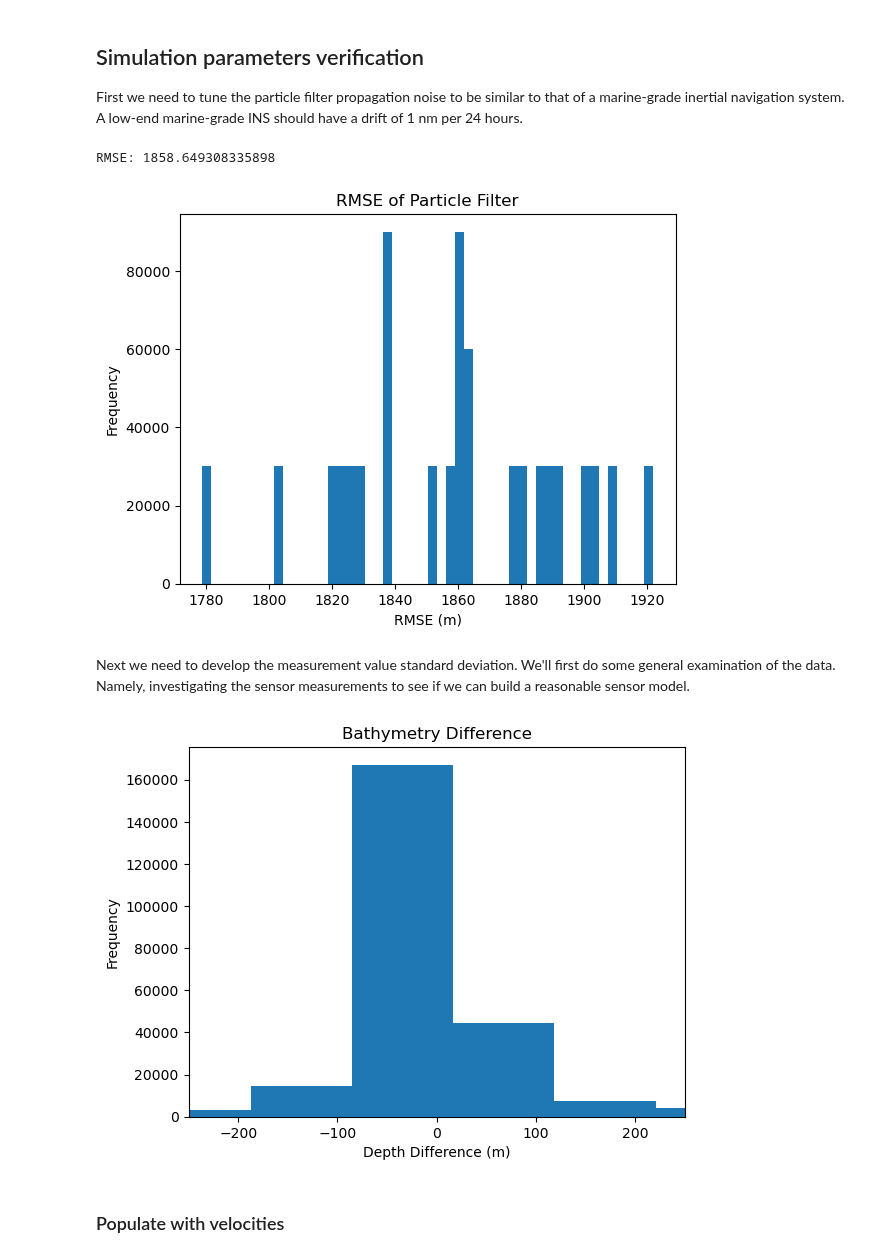
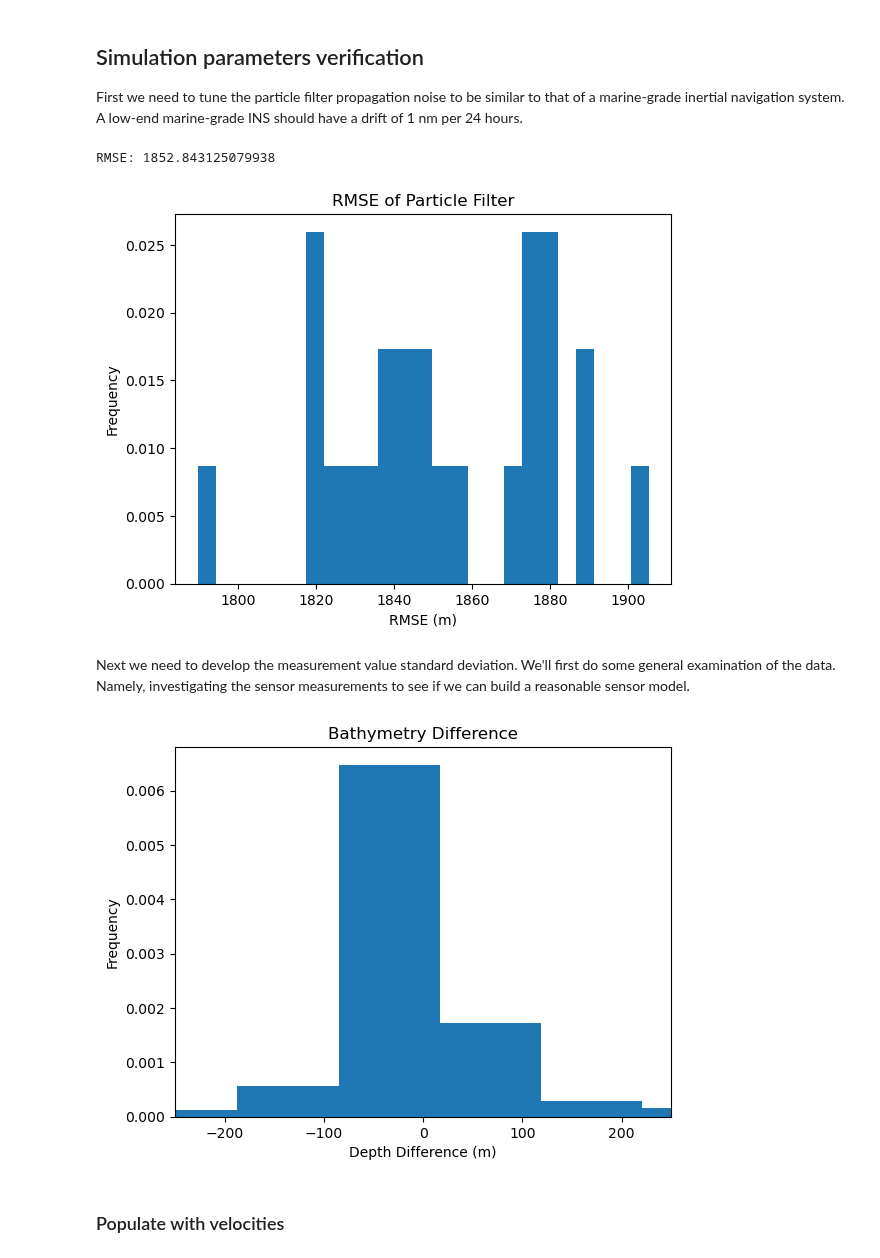
Before and after one commit to jbrodovsky/geophysical_nav, a Jupyter notebook: bathy_pf.ipynb, the cells around one changed output. Drawn from its saved outputs; the diff is of its cells as text; code cells hidden in the pictures.

```diff
--- a/bathy_pf.ipynb
+++ b/bathy_pf.ipynb
@@ -104,7 +104,7 @@ for v in range(1, 26):
     P = np.asarray([[0,0,0,0,v,0]])
     T = P.copy()
     t = 0
-    for i in range(10000):
+    for i in range(50000):
         # Eastward
         u = [0,v,0]
         while t < time:
@@ -130,18 +130,21 @@ for v in range(1, 26):
 
 print(f"RMSE: {np.mean(errors)}")
 # %% [output]
-RMSE: 1858.649308335898
+RMSE: 1852.843125079938
 # %%
 from matplotlib import pyplot as plt
 
-plt.hist(errors, bins=50)
+if not os.path.exists(".db/plots"):
+    os.makedirs(".db/plots")
+
+plt.hist(errors, bins=25, density=True)
 plt.xlabel("RMSE (m)")
 plt.ylabel("Frequency")
 plt.title("RMSE of Particle Filter")
 plt.savefig(".db/plots/propagation_tuning.png")
 plt.show()
 # %% [output]
-[figure, old version]
+[figure, new version]
 # %%
 config = {"velocity_noise": [noise[1], noise[1], 0]}
 # %% [markdown]
@@ -168,7 +171,7 @@ for table in bathy_tables:
 config['bathy_mean_d'] = np.mean(d_bathy, where=~np.isnan(d_bathy))
 config['bathy_std'] = np.std(d_bathy, where=~np.isnan(d_bathy))
 
-plt.hist(d_bathy, bins=100)
+plt.hist(d_bathy, bins=100, density=True)
 plt.xlim([-250,250])
 plt.xlabel("Depth Difference (m)")
 plt.ylabel("Frequency")
@@ -176,7 +179,7 @@ plt.title("Bathymetry Difference")
 plt.savefig(".db/plots/bathy_diff.png")
 plt.show()
 # %% [output]
-[figure, old version]
+[figure, new version]
 # %%
 import json
 
```
Also changed, not shown: parts of 6 cells of this notebook, 4 other files.
